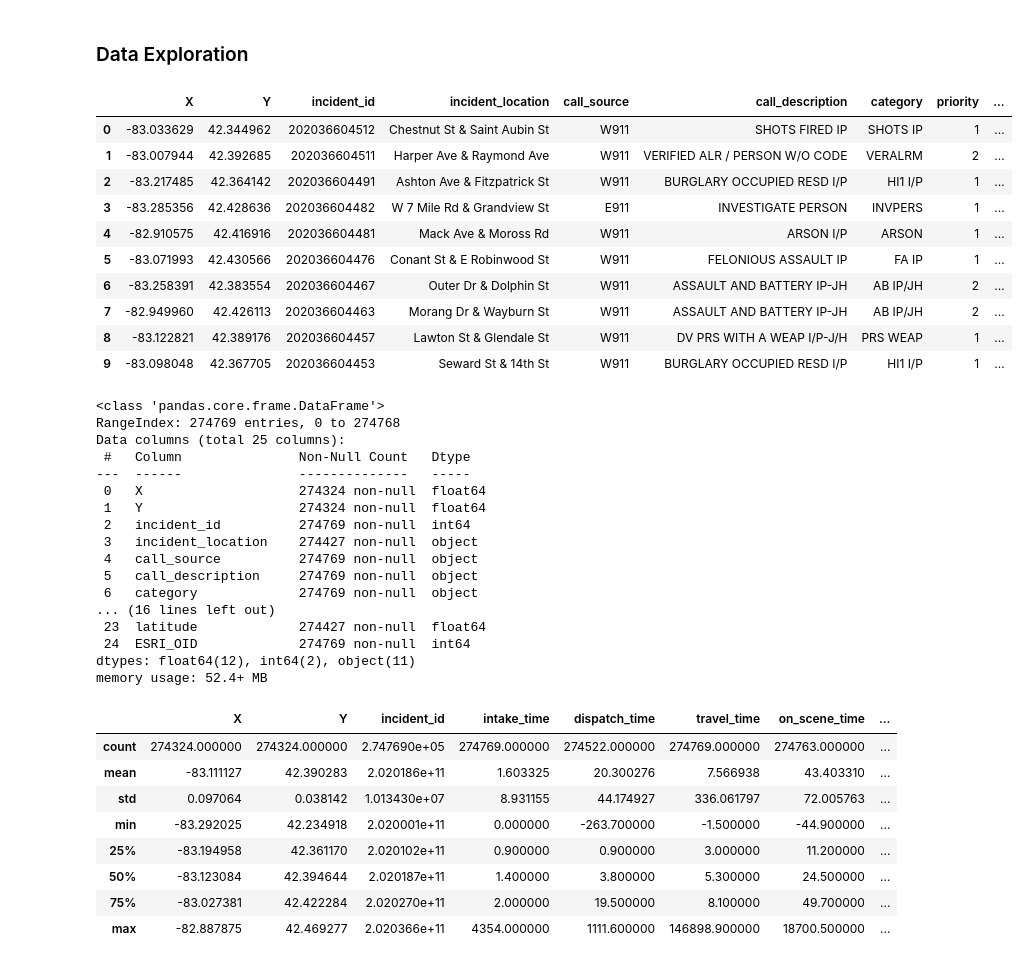
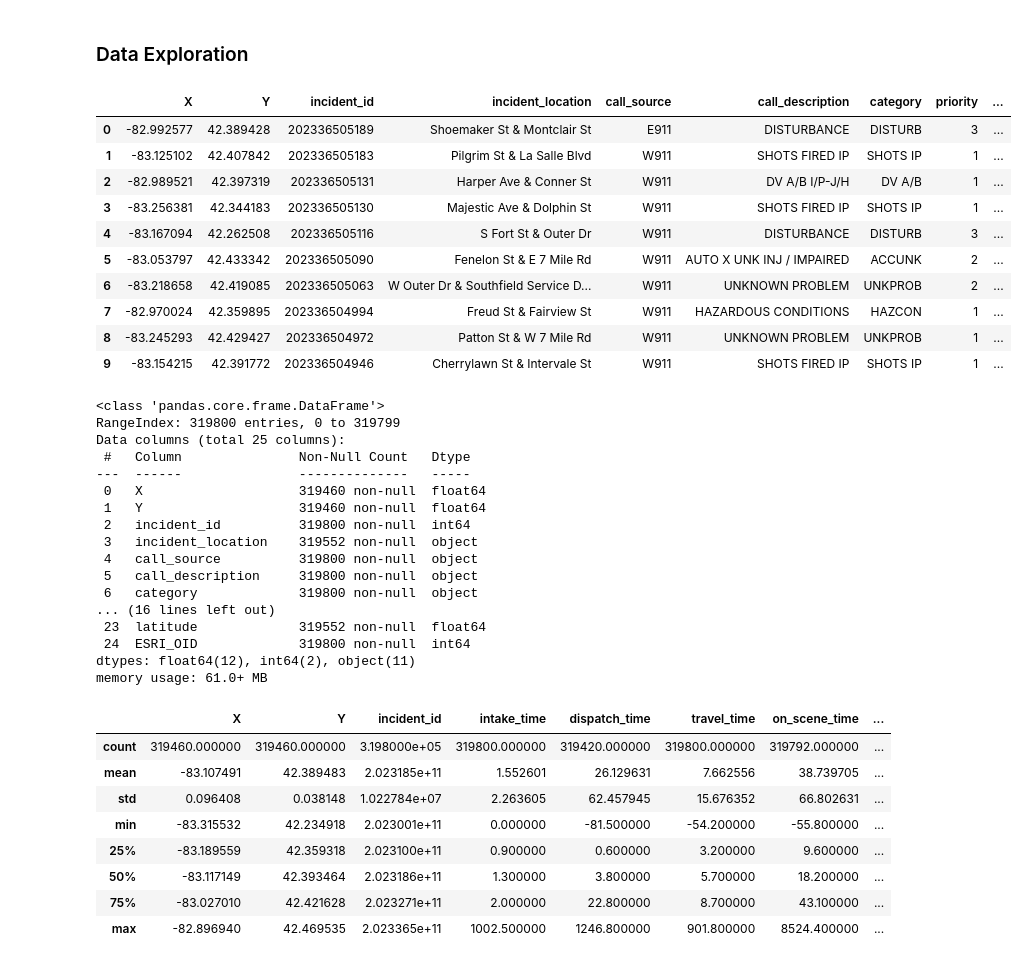
Before and after one commit to manuperera81/911-Call-data-Detroit-data-analysis, a Jupyter notebook: data_cleaning.ipynb, the cells around one changed output. Saved outputs shown, nothing was run; the diff lists cells and outputs as text; code cells hidden in the pictures.

```diff
--- a/data_cleaning.ipynb
+++ b/data_cleaning.ipynb
@@ -6,50 +9,50 @@ pd.set_option('display.max.columns',999)
 # %% [markdown]
 ### Data Exploration
 # %%
-df_call_data_2020 = pd.read_csv('./data/Police_Serviced_911_Calls_2020.csv')
+df_call_data = pd.read_csv('./data/Police_Serviced_911_Calls_2023.csv')
 # %%
-df_call_data_2020.head(10)
+df_call_data.head(10)
 # %% [output]
 |  | X | Y | incident_id | incident_location | call_source | call_description | category | priority | ... |
-| 0 | -83.033629 | 42.344962 | 202036604512 | Chestnut St & Saint Aubin St | W911 | SHOTS FIRED IP | SHOTS IP | 1 | ... |
-| 1 | -83.007944 | 42.392685 | 202036604511 | Harper Ave & Raymond Ave | W911 | VERIFIED ALR / PERSON W/O CODE | VERALRM | 2 | ... |
-| 2 | -83.217485 | 42.364142 | 202036604491 | Ashton Ave & Fitzpatrick St | W911 | BURGLARY OCCUPIED RESD I/P | HI1 I/P | 1 | ... |
-| 3 | -83.285356 | 42.428636 | 202036604482 | W 7 Mile Rd & Grandview St | E911 | INVESTIGATE PERSON | INVPERS | 1 | ... |
-| 4 | -82.910575 | 42.416916 | 202036604481 | Mack Ave & Moross Rd | W911 | ARSON I/P | ARSON | 1 | ... |
-| 5 | -83.071993 | 42.430566 | 202036604476 | Conant St & E Robinwood St | W911 | FELONIOUS ASSAULT IP | FA IP | 1 | ... |
-| 6 | -83.258391 | 42.383554 | 202036604467 | Outer Dr & Dolphin St | W911 | ASSAULT AND BATTERY IP-JH | AB IP/JH | 2 | ... |
-| 7 | -82.949960 | 42.426113 | 202036604463 | Morang Dr & Wayburn St | W911 | ASSAULT AND BATTERY IP-JH | AB IP/JH | 2 | ... |
-| 8 | -83.122821 | 42.389176 | 202036604457 | Lawton St & Glendale St | W911 | DV PRS WITH A WEAP I/P-J/H | PRS WEAP | 1 | ... |
-| 9 | -83.098048 | 42.367705 | 202036604453 | Seward St & 14th St | W911 | BURGLARY OCCUPIED RESD I/P | HI1 I/P | 1 | ... |
+| 0 | -82.992577 | 42.389428 | 202336505189 | Shoemaker St & Montclair St | E911 | DISTURBANCE | DISTURB | 3 | ... |
+| 1 | -83.125102 | 42.407842 | 202336505183 | Pilgrim St & La Salle Blvd | W911 | SHOTS FIRED IP | SHOTS IP | 1 | ... |
+| 2 | -82.989521 | 42.397319 | 202336505131 | Harper Ave & Conner St | W911 | DV A/B I/P-J/H | DV A/B | 1 | ... |
+| 3 | -83.256381 | 42.344183 | 202336505130 | Majestic Ave & Dolphin St | W911 | SHOTS FIRED IP | SHOTS IP | 1 | ... |
+| 4 | -83.167094 | 42.262508 | 202336505116 | S Fort St & Outer Dr | W911 | DISTURBANCE | DISTURB | 3 | ... |
+| 5 | -83.053797 | 42.433342 | 202336505090 | Fenelon St & E 7 Mile Rd | W911 | AUTO X UNK INJ / IMPAIRED | ACCUNK | 2 | ... |
+| 6 | -83.218658 | 42.419085 | 202336505063 | W Outer Dr & Southfield Service D... | W911 | UNKNOWN PROBLEM | UNKPROB | 2 | ... |
+| 7 | -82.970024 | 42.359895 | 202336504994 | Freud St & Fairview St | W911 | HAZARDOUS CONDITIONS | HAZCON | 1 | ... |
+| 8 | -83.245293 | 42.429427 | 202336504972 | Patton St & W 7 Mile Rd | W911 | UNKNOWN PROBLEM | UNKPROB | 1 | ... |
+| 9 | -83.154215 | 42.391772 | 202336504946 | Cherrylawn St & Intervale St | W911 | SHOTS FIRED IP | SHOTS IP | 1 | ... |
 # %%
-df_call_data_2020.info()
+df_call_data.info()
 # %% [output]
 <class 'pandas.core.frame.DataFrame'>
-RangeIndex: 274769 entries, 0 to 274768
+RangeIndex: 319800 entries, 0 to 319799
 Data columns (total 25 columns):
  #   Column               Non-Null Count   Dtype
 ---  ------               --------------   -----
- 0   X                    274324 non-null  float64
- 1   Y                    274324 non-null  float64
- 2   incident_id          274769 non-null  int64
- 3   incident_location    274427 non-null  object
- 4   call_source          274769 non-null  object
- 5   call_description     274769 non-null  object
- 6   category             274769 non-null  object
+ 0   X                    319460 non-null  float64
+ 1   Y                    319460 non-null  float64
+ 2   incident_id          319800 non-null  int64
+ 3   incident_location    319552 non-null  object
+ 4   call_source          319800 non-null  object
+ 5   call_description     319800 non-null  object
+ 6   category             319800 non-null  object
 ... (16 lines left out)
- 23  latitude             274427 non-null  float64
- 24  ESRI_OID             274769 non-null  int64
+ 23  latitude             319552 non-null  float64
+ 24  ESRI_OID             319800 non-null  int64
 dtypes: float64(12), int64(2), object(11)
-memory usage: 52.4+ MB
+memory usage: 61.0+ MB
 # %%
-df_call_data_2020.describe()
+df_call_data.describe()
 # %% [output]
 |  | X | Y | incident_id | intake_time | dispatch_time | travel_time | on_scene_time | ... |
-| count | 274324.000000 | 274324.000000 | 2.747690e+05 | 274769.000000 | 274522.000000 | 274769.000000 | 274763.000000 | ... |
-| mean | -83.111127 | 42.390283 | 2.020186e+11 | 1.603325 | 20.300276 | 7.566938 | 43.403310 | ... |
-| std | 0.097064 | 0.038142 | 1.013430e+07 | 8.931155 | 44.174927 | 336.061797 | 72.005763 | ... |
-| min | -83.292025 | 42.234918 | 2.020001e+11 | 0.000000 | -263.700000 | -1.500000 | -44.900000 | ... |
-| 25% | -83.194958 | 42.361170 | 2.020102e+11 | 0.900000 | 0.900000 | 3.000000 | 11.200000 | ... |
-| 50% | -83.123084 | 42.394644 | 2.020187e+11 | 1.400000 | 3.800000 | 5.300000 | 24.500000 | ... |
-| 75% | -83.027381 | 42.422284 | 2.020270e+11 | 2.000000 | 19.500000 | 8.100000 | 49.700000 | ... |
-| max | -82.887875 | 42.469277 | 2.020366e+11 | 4354.000000 | 1111.600000 | 146898.900000 | 18700.500000 | ... |
+| count | 319460.000000 | 319460.000000 | 3.198000e+05 | 319800.000000 | 319420.000000 | 319800.000000 | 319792.000000 | ... |
+| mean | -83.107491 | 42.389483 | 2.023185e+11 | 1.552601 | 26.129631 | 7.662556 | 38.739705 | ... |
+| std | 0.096408 | 0.038148 | 1.022784e+07 | 2.263605 | 62.457945 | 15.676352 | 66.802631 | ... |
+| min | -83.315532 | 42.234918 | 2.023001e+11 | 0.000000 | -81.500000 | -54.200000 | -55.800000 | ... |
+| 25% | -83.189559 | 42.359318 | 2.023100e+11 | 0.900000 | 0.600000 | 3.200000 | 9.600000 | ... |
+| 50% | -83.117149 | 42.393464 | 2.023186e+11 | 1.300000 | 3.800000 | 5.700000 | 18.200000 | ... |
+| 75% | -83.027010 | 42.421628 | 2.023271e+11 | 2.000000 | 22.800000 | 8.700000 | 43.100000 | ... |
+| max | -82.896940 | 42.469535 | 2.023365e+11 | 1002.500000 | 1246.800000 | 901.800000 | 8524.400000 | ... |
```
Also changed, not shown: parts of 43 cells of this notebook, 8 other files.
